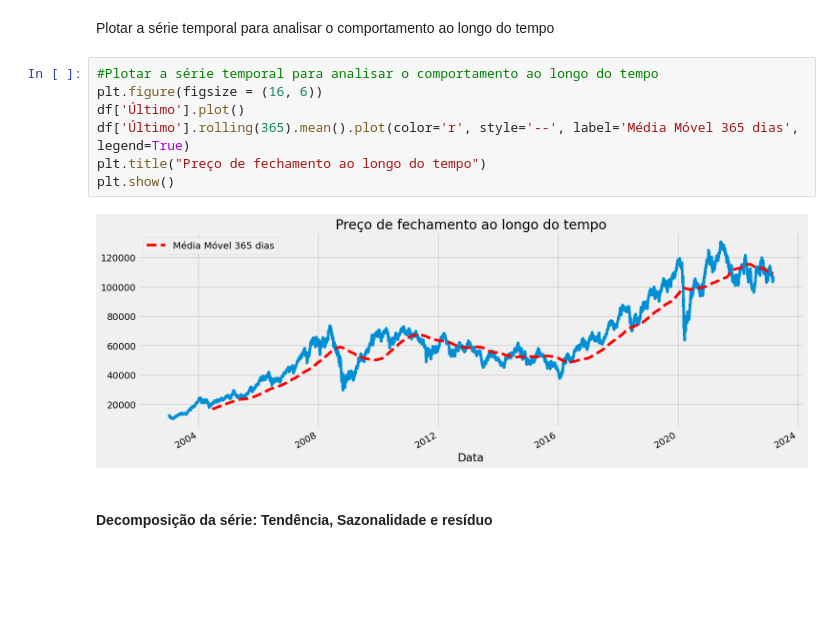
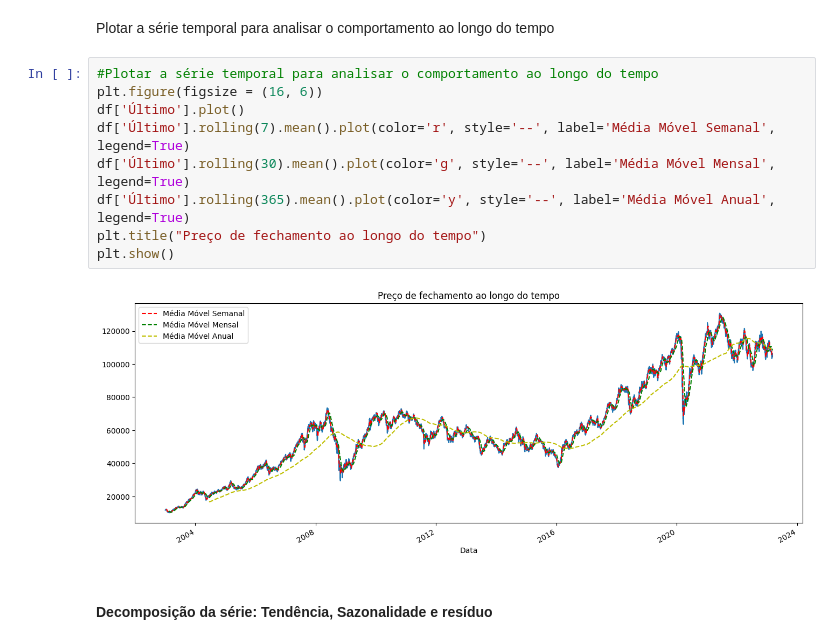
Before and after one commit to agcorrea/fiap-techchallenge-grupo41, a Jupyter notebook: fase-2/predicao-ibovespa.ipynb, the cells around one changed output. Saved outputs shown, nothing was run; the diff lists cells and outputs as text; blank space fills up the shorter version.

```diff
--- a/fase-2/predicao-ibovespa.ipynb
+++ b/fase-2/predicao-ibovespa.ipynb
@@ -396,12 +396,14 @@ Plotar a série temporal para analisar o comportamento ao longo do tempo
 # %%
 #Plotar a série temporal para analisar o comportamento ao longo do tempo
 plt.figure(figsize = (16, 6))
 df['Último'].plot()
-df['Último'].rolling(365).mean().plot(color='r', style='--', label='Média Móvel 365 dias', legend=True)
+df['Último'].rolling(7).mean().plot(color='r', style='--', label='Média Móvel Semanal', legend=True)
+df['Último'].rolling(30).mean().plot(color='g', style='--', label='Média Móvel Mensal', legend=True)
+df['Último'].rolling(365).mean().plot(color='y', style='--', label='Média Móvel Anual', legend=True)
 plt.title("Preço de fechamento ao longo do tempo")
 plt.show()
 # %% [output]
-[figure, old version]
+[figure, new version]
 # %% [markdown]
 #### Decomposição da série: Tendência, Sazonalidade e resíduo
 # %%
```
Also changed, not shown: parts of 57 cells of this notebook.
